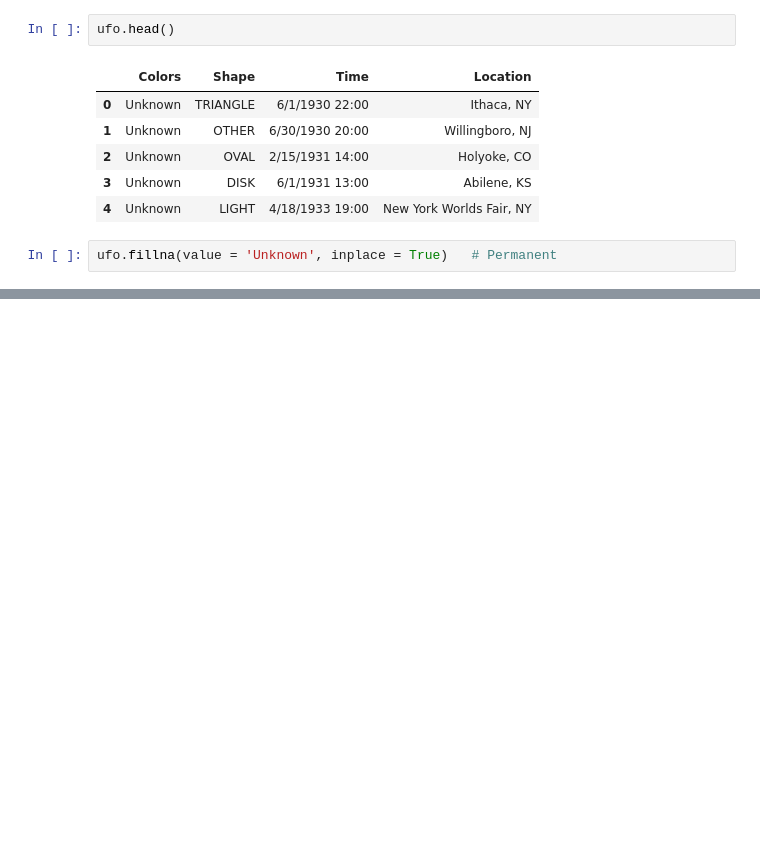
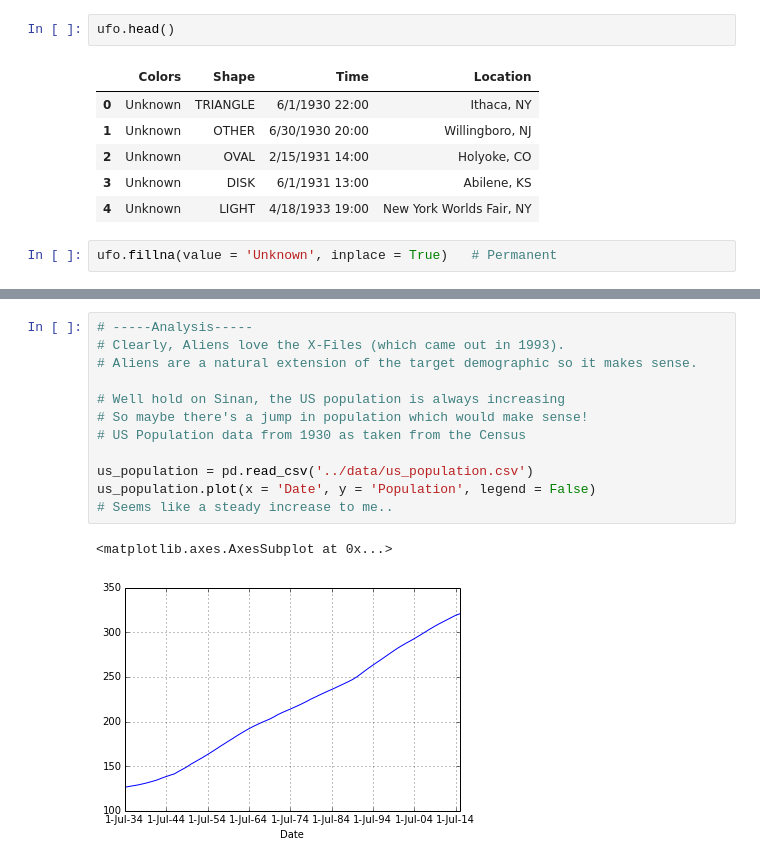
Before and after one commit to sinanuozdemir/sfdat22, a Jupyter notebook: notebooks/02_pandas.ipynb, the cells around one changed output, grey strips where cells are left out. Cells and saved outputs as stored; diff of their text form; blank space fills up the shorter version.

```diff
--- a/notebooks/02_pandas.ipynb
+++ b/notebooks/02_pandas.ipynb
@@ -798,0 +931,15 @@ ufo.fillna(value = 'Unknown', inplace = True)   # Permanent
+# %%
+# -----Analysis-----
+# Clearly, Aliens love the X-Files (which came out in 1993).
+# Aliens are a natural extension of the target demographic so it makes sense.
+
+# Well hold on Sinan, the US population is always increasing
+# So maybe there's a jump in population which would make sense!
+# US Population data from 1930 as taken from the Census
+
+us_population = pd.read_csv('../data/us_population.csv')
+us_population.plot(x = 'Date', y = 'Population', legend = False)
+# Seems like a steady increase to me..
+# %% [output]
+<matplotlib.axes.AxesSubplot at 0x...>
+[figure, added]
```
Also changed, not shown: parts of 30 cells of this notebook, 2 other files.
